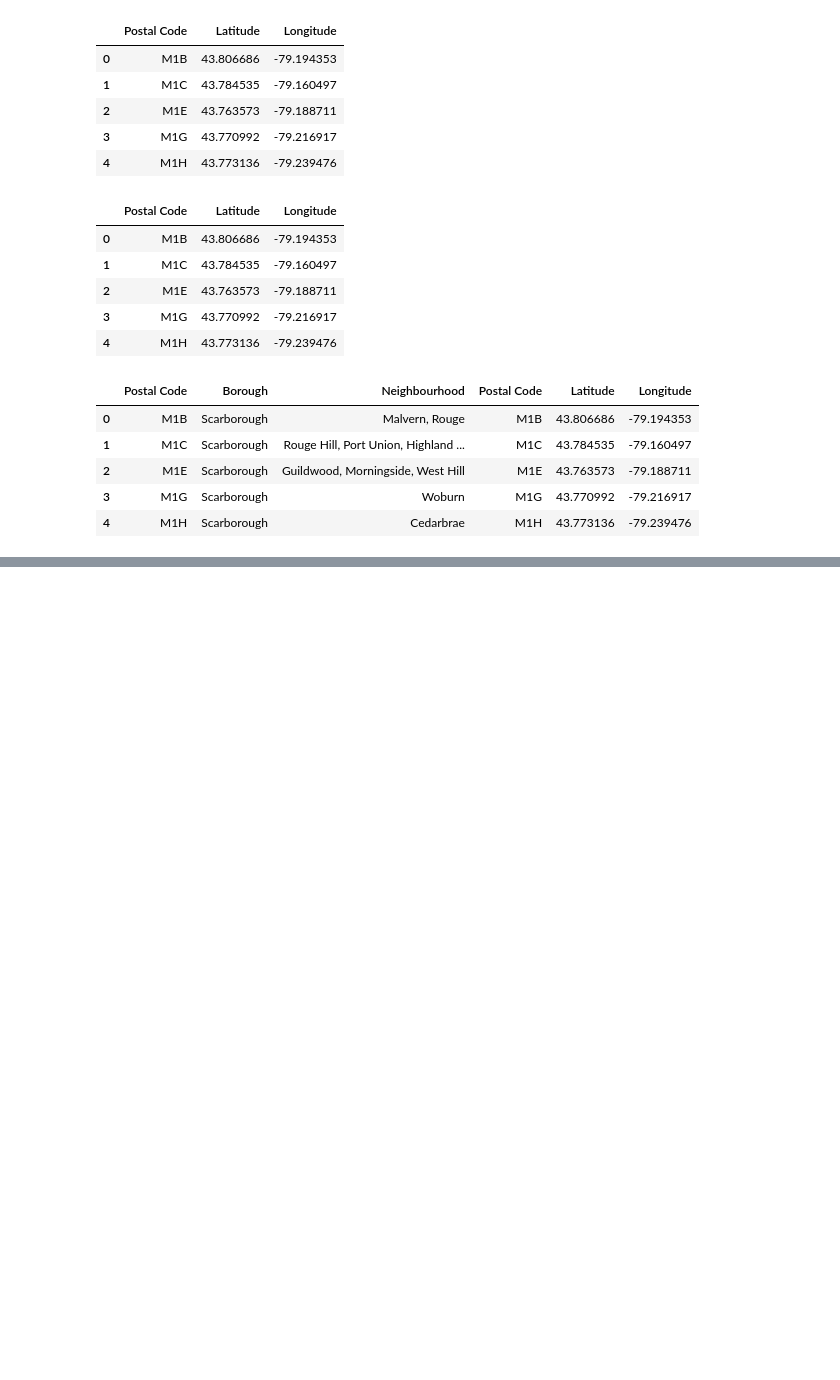
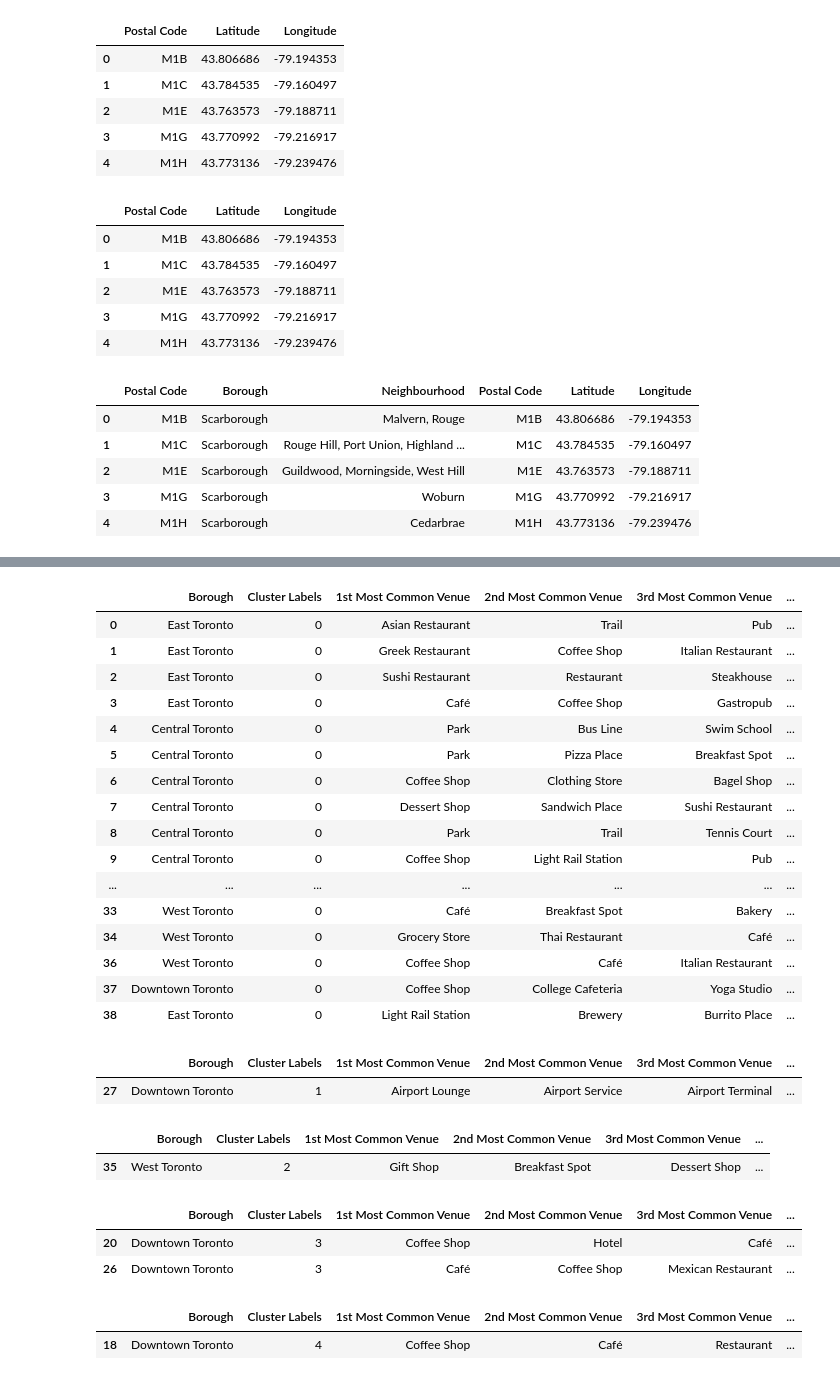
Before and after one commit to Harman585/capstone_project, a Jupyter notebook: cluster.ipynb, the cells around one changed output, grey strips where cells are left out. Drawn from its saved outputs; the diff is of its cells as text; code cells hidden in the pictures; blank space fills up the shorter version.

Commit message:
Published from Watson Studio.

```diff
--- a/cluster.ipynb
+++ b/cluster.ipynb
@@ -271,0 +565,16 @@ fd.head()
+# %%
+num_top_venues = 10
+indicators = ['st', 'nd', 'rd']
+columns = ['Neighborhood']
+for ind in np.arange(num_top_venues):
+    try:
+        columns.append('{}{} Most Common Venue'.format(ind+1, indicators[ind]))
+    except:
+        columns.append('{}th Most Common Venue'.format(ind+1))
+neighborhoods_venues_sorted = pd.DataFrame(columns=columns)
+neighborhoods_venues_sorted['Neighborhood'] = toronto_grouped['Neighborhood']
+
+for ind in np.arange(toronto_grouped.shape[0]):
+    neighborhoods_venues_sorted.iloc[ind, 1:] = return_most_common_venues(toronto_grouped.iloc[ind, :], num_top_venues)
+
+neighborhoods_venues_sorted.head()
@@ -271,0 +590,5 @@ fd.head()
+# %%
+kclusters = 5
+toronto_grouped_clustering = toronto_grouped.drop('Neighborhood', 1)
+kmeans = KMeans(n_clusters=kclusters, random_state=0).fit(toronto_grouped_clustering)
+kmeans.labels_[0:10]
@@ -271,0 +597,2 @@ fd.head()
+# %%
+toronto_data.columns = ['Postal Code','Borough','Neighborhood','Latitude','Longitude','Cluster Labels']
@@ -271,0 +608,5 @@ fd.head()
+# %%
+toronto_merged = toronto_data
+toronto_merged['Cluster Labels'] = kmeans.labels_
+toronto_merged = toronto_merged.join(neighborhoods_venues_sorted.set_index('Neighborhood'), on='Neighborhood')
+toronto_merged.head()
@@ -271,0 +639,41 @@ fd.head()
+# %%
+toronto_merged.loc[toronto_merged['Cluster Labels'] == 0, toronto_merged.columns[[1] + list(range(5, toronto_merged.shape[1]))]]
+# %% [output]
+|  | Borough | Cluster Labels | 1st Most Common Venue | 2nd Most Common Venue | 3rd Most Common Venue | ... |
+| 0 | East Toronto | 0 | Asian Restaurant | Trail | Pub | ... |
+| 1 | East Toronto | 0 | Greek Restaurant | Coffee Shop | Italian Restaurant | ... |
+| 2 | East Toronto | 0 | Sushi Restaurant | Restaurant | Steakhouse | ... |
+| 3 | East Toronto | 0 | Café | Coffee Shop | Gastropub | ... |
+| 4 | Central Toronto | 0 | Park | Bus Line | Swim School | ... |
+| 5 | Central Toronto | 0 | Park | Pizza Place | Breakfast Spot | ... |
+| 6 | Central Toronto | 0 | Coffee Shop | Clothing Store | Bagel Shop | ... |
+| 7 | Central Toronto | 0 | Dessert Shop | Sandwich Place | Sushi Restaurant | ... |
+| 8 | Central Toronto | 0 | Park | Trail | Tennis Court | ... |
+| 9 | Central Toronto | 0 | Coffee Shop | Light Rail Station | Pub | ... |
+| ... | ... | ... | ... | ... | ... | ... |
+| 33 | West Toronto | 0 | Café | Breakfast Spot | Bakery | ... |
+| 34 | West Toronto | 0 | Grocery Store | Thai Restaurant | Café | ... |
+| 36 | West Toronto | 0 | Coffee Shop | Café | Italian Restaurant | ... |
+| 37 | Downtown Toronto | 0 | Coffee Shop | College Cafeteria | Yoga Studio | ... |
+| 38 | East Toronto | 0 | Light Rail Station | Brewery | Burrito Place | ... |
+# %%
+toronto_merged.loc[toronto_merged['Cluster Labels'] == 1, toronto_merged.columns[[1] + list(range(5, toronto_merged.shape[1]))]]
+# %% [output]
+|  | Borough | Cluster Labels | 1st Most Common Venue | 2nd Most Common Venue | 3rd Most Common Venue | ... |
+| 27 | Downtown Toronto | 1 | Airport Lounge | Airport Service | Airport Terminal | ... |
+# %%
+toronto_merged.loc[toronto_merged['Cluster Labels'] == 2, toronto_merged.columns[[1] + list(range(5, toronto_merged.shape[1]))]]
+# %% [output]
+|  | Borough | Cluster Labels | 1st Most Common Venue | 2nd Most Common Venue | 3rd Most Common Venue | ... |
+| 35 | West Toronto | 2 | Gift Shop | Breakfast Spot | Dessert Shop | ... |
+# %%
+toronto_merged.loc[toronto_merged['Cluster Labels'] == 3, toronto_merged.columns[[1] + list(range(5, toronto_merged.shape[1]))]]
+# %% [output]
+|  | Borough | Cluster Labels | 1st Most Common Venue | 2nd Most Common Venue | 3rd Most Common Venue | ... |
+| 20 | Downtown Toronto | 3 | Coffee Shop | Hotel | Café | ... |
+| 26 | Downtown Toronto | 3 | Café | Coffee Shop | Mexican Restaurant | ... |
+# %%
+toronto_merged.loc[toronto_merged['Cluster Labels'] == 4, toronto_merged.columns[[1] + list(range(5, toronto_merged.shape[1]))]]
+# %% [output]
+|  | Borough | Cluster Labels | 1st Most Common Venue | 2nd Most Common Venue | 3rd Most Common Venue | ... |
+| 18 | Downtown Toronto | 4 | Coffee Shop | Café | Restaurant | ... |
```
Also changed, not shown: parts of 27 cells of this notebook.
